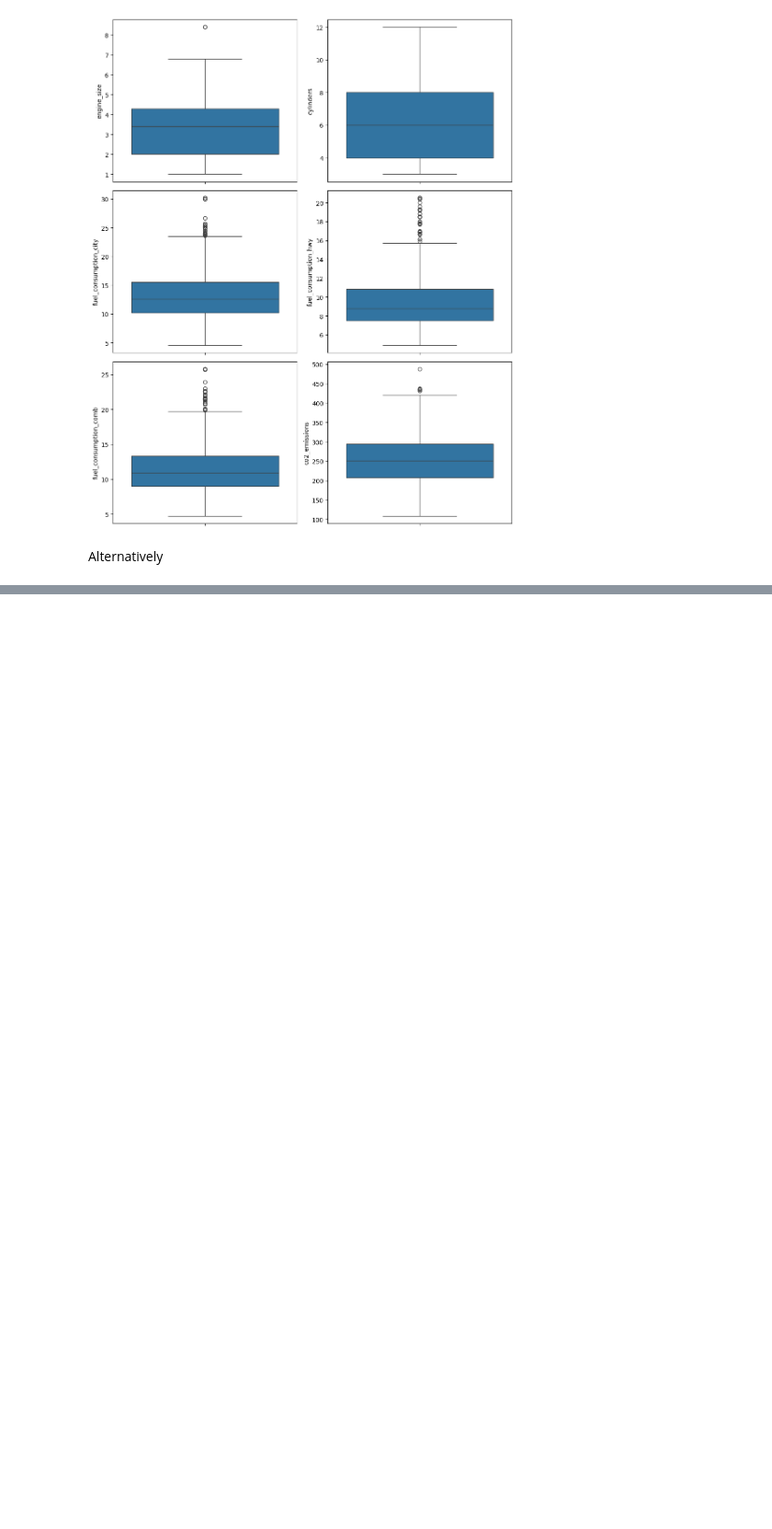
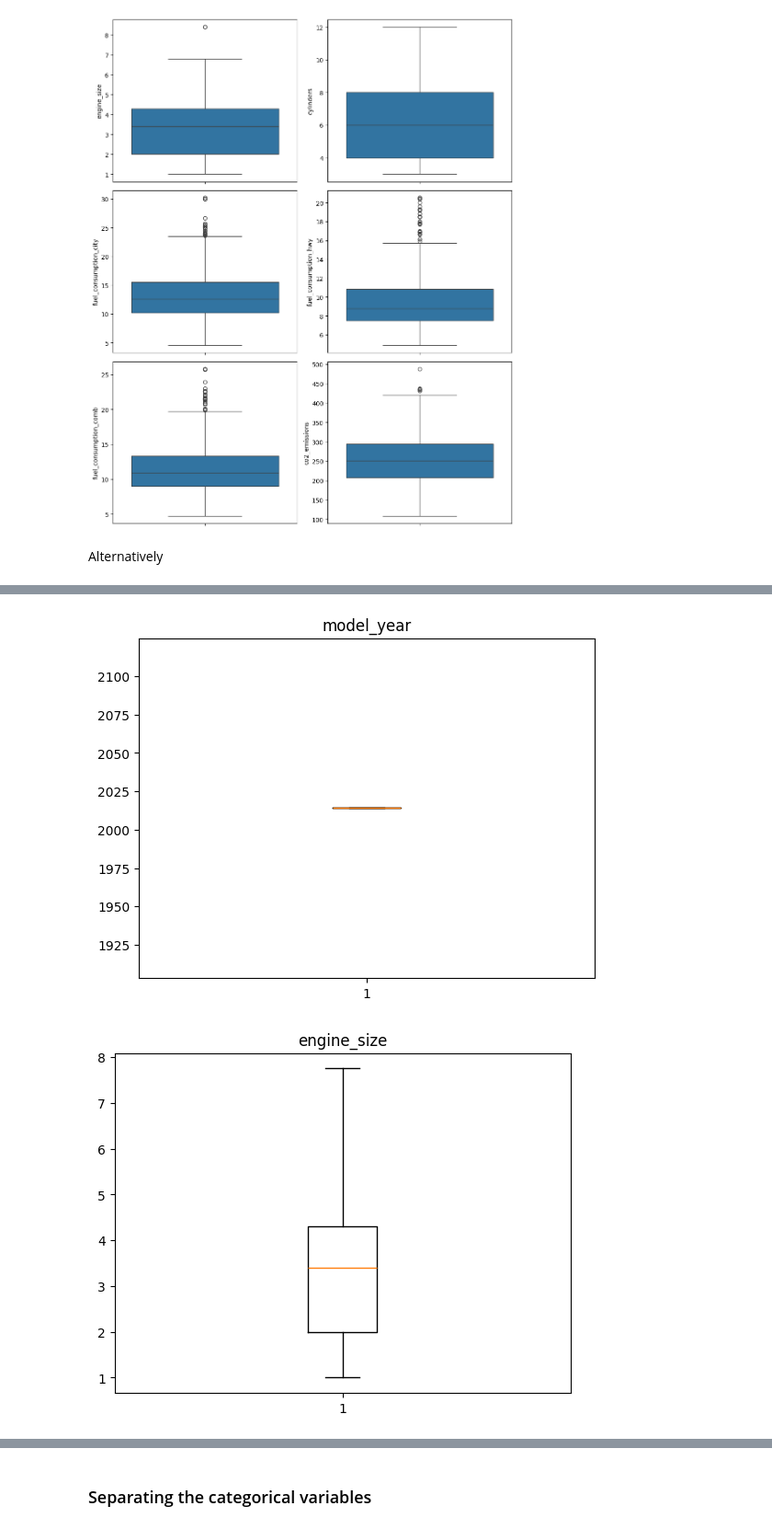
Before and after one commit to Cemputus/DSC1101-Data_Analysis_projects, a Jupyter notebook: fuel.ipynb, the cells around one changed output, grey strips where cells are left out. Shown at 92% size. Cells and saved outputs as stored; diff of their text form; code cells hidden in the pictures; blank space fills up the shorter version.

```diff
--- a/fuel.ipynb
+++ b/fuel.ipynb
@@ -460,0 +450,5 @@ def boxplots(fuel, cdf, nrows=3, ncols=2, figsize=(10, 12)):
+# %%
+boxplot_outliers(continous_data)
+# %% [output]
+[figure, added]
+[figure, added]
@@ -460,0 +461,2 @@ def boxplots(fuel, cdf, nrows=3, ncols=2, figsize=(10, 12)):
+# %% [markdown]
+### Separating the categorical variables
```
Also changed, not shown: parts of 43 cells of this notebook, 3 other files.
